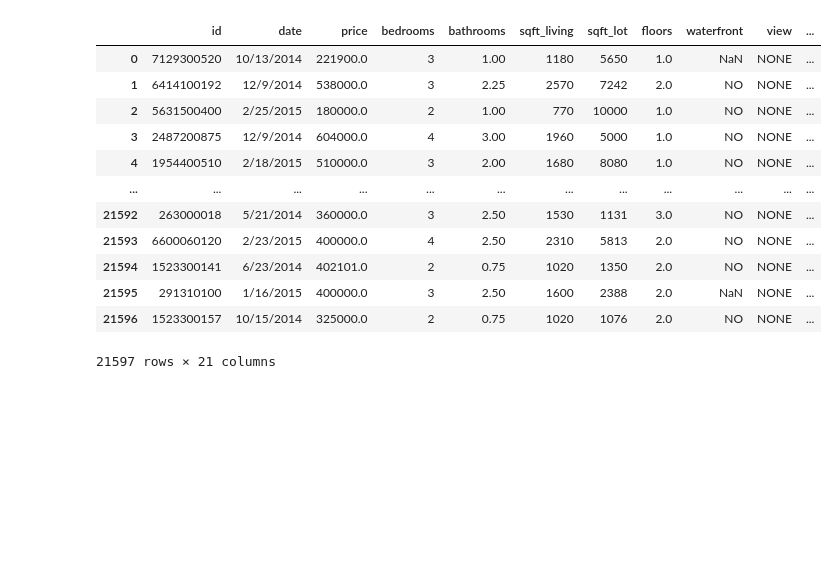
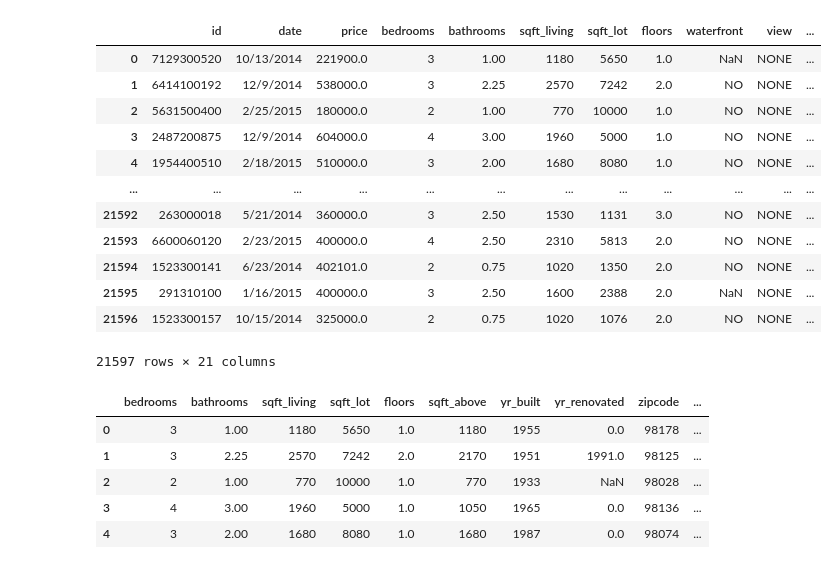
Before and after one commit to jpetoskey/Home_Renovation_Recs, a Jupyter notebook: house_improvements.ipynb, the cells around one changed output. Drawn from its saved outputs; the diff is of its cells as text; code cells hidden in the pictures; blank space fills up the shorter version.

```diff
--- a/house_improvements.ipynb
+++ b/house_improvements.ipynb
@@ -65,3 +66,25 @@ house_df
 | 21595 | 291310100 | 1/16/2015 | 400000.0 | 3 | 2.50 | 1600 | 2388 | 2.0 | NaN | NONE | ... |
 | 21596 | 1523300157 | 10/15/2014 | 325000.0 | 2 | 0.75 | 1020 | 1076 | 2.0 | NO | NONE | ... |
 21597 rows × 21 columns
+# %%
+numericals = house_df[['bedrooms',
+                       'bathrooms',
+                       'sqft_living',
+                       'sqft_lot',
+                       'floors',
+                       'sqft_above',
+                       'yr_built',
+                       'yr_renovated',
+                       'zipcode',
+                       'sqft_living',
+                       'sqft_lot15']]
+y = house_df['price']
+
+numericals.head()
+# %% [output]
+|  | bedrooms | bathrooms | sqft_living | sqft_lot | floors | sqft_above | yr_built | yr_renovated | zipcode | ... |
+| 0 | 3 | 1.00 | 1180 | 5650 | 1.0 | 1180 | 1955 | 0.0 | 98178 | ... |
+| 1 | 3 | 2.25 | 2570 | 7242 | 2.0 | 2170 | 1951 | 1991.0 | 98125 | ... |
+| 2 | 2 | 1.00 | 770 | 10000 | 1.0 | 770 | 1933 | NaN | 98028 | ... |
+| 3 | 4 | 3.00 | 1960 | 5000 | 1.0 | 1050 | 1965 | 0.0 | 98136 | ... |
+| 4 | 3 | 2.00 | 1680 | 8080 | 1.0 | 1680 | 1987 | 0.0 | 98074 | ... |
```
Also changed, not shown: parts of 4 cells of this notebook.
